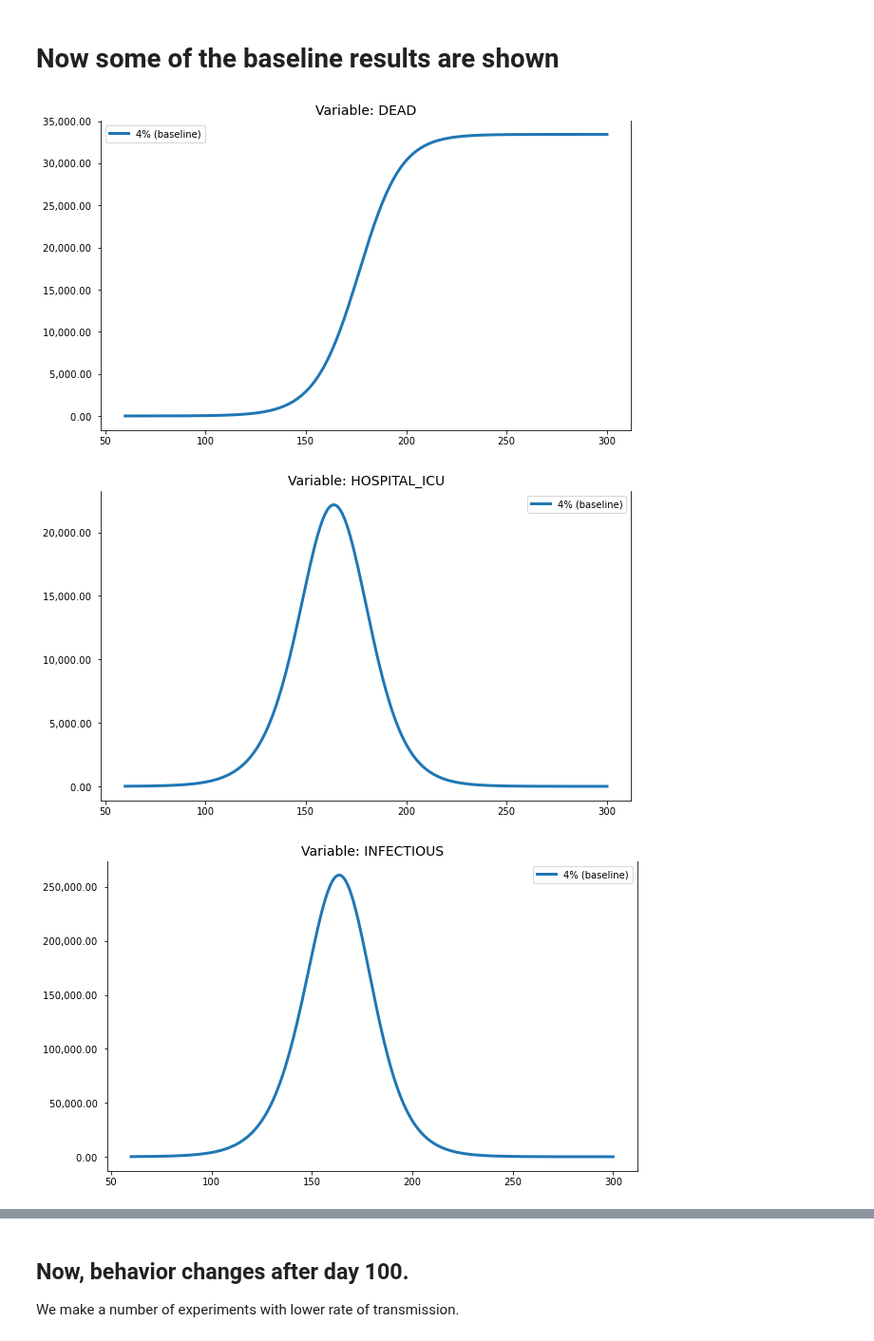
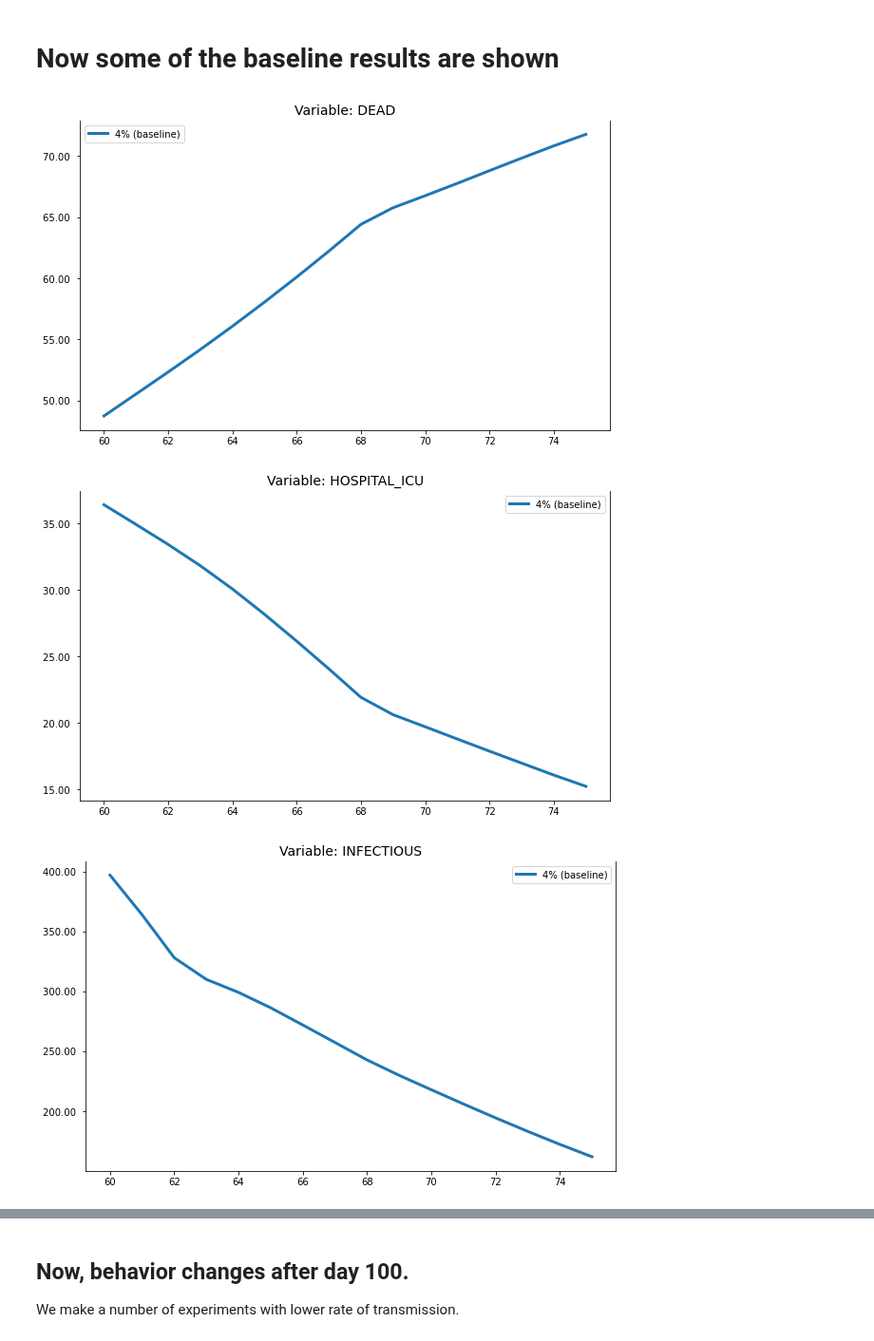
Before and after one commit to IbHansen/Modelflow2, a Jupyter notebook: Examples/corona/Corona experiments with policy - interactive slideshow.ipynb, the cells around one changed output, grey strips where cells are left out. Shown at 95% size. Drawn from its saved outputs; the diff is of its cells as text; code cells hidden in the pictures.

```diff
--- a/Examples/corona/Corona experiments with policy - interactive slideshow.ipynb
+++ b/Examples/corona/Corona experiments with policy - interactive slideshow.ipynb
@@ -87,10 +88,13 @@ mcorona_new_policy(baseline
 # %% [markdown]
 # Now some of the baseline results are shown
 # %%
-with mcorona_new_policy.set_smpl(60,300):
+with mcorona_new_policy.set_smpl(60,75):
     figs = mcorona_new_policy.keep_plot('dead hospital_icu infectious',diff=0,legend=1,dec='2',
                                         showtype='level',scale='linear');
+    mcorona_newton = newton_diff(mcorona_new_policy)      # create a newton_diff instance which contains derivatives
+    eig_dic = mcorona_newton.get_eigenvectors() #
+    mcorona_newton.eigplot_all(eig_dic);
 # %% [output]
-[figure, old version]
+[figure, new version]
-[figure, old version]
+[figure, new version]
-[figure, old version]
+[figure, new version]
```
Also changed, not shown: parts of 5 cells of this notebook, 11 other files.
